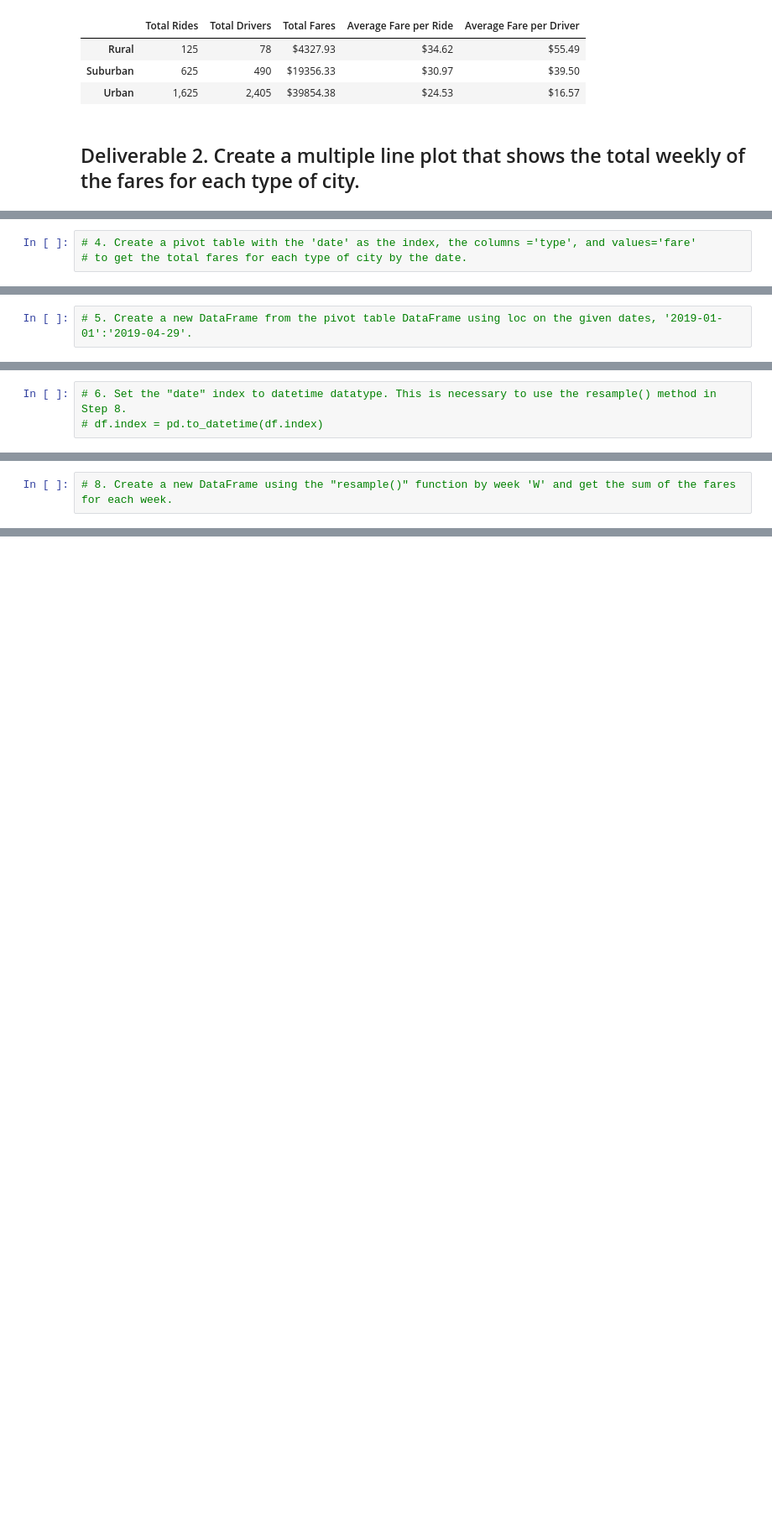
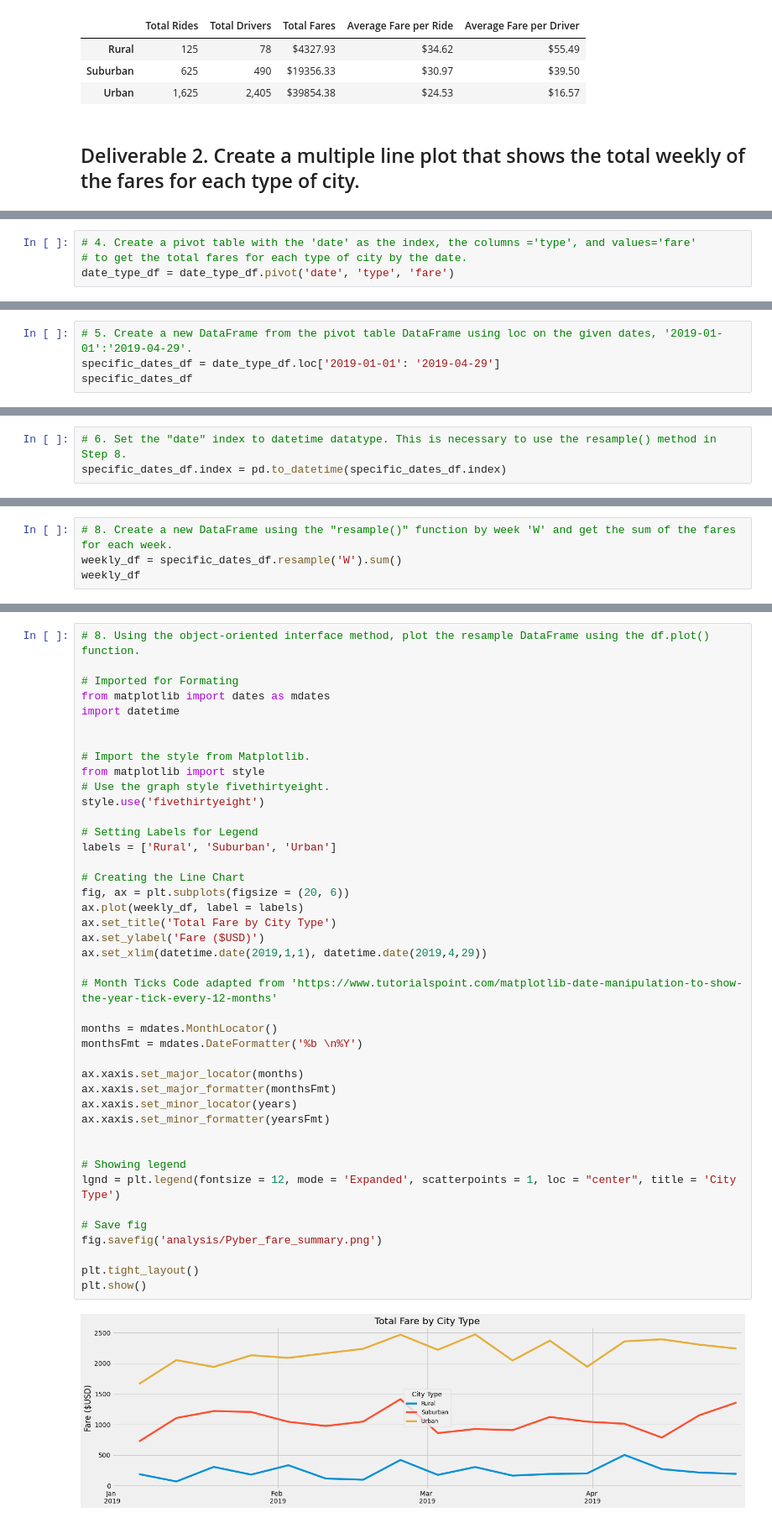
Before and after one commit to msshahid21/PyBer_Analysis, a Jupyter notebook: PyBer_Challenge.ipynb, the cells around one changed output, grey strips where cells are left out. Shown at 84% size. Drawn from its saved outputs; the diff is of its cells as text; blank space fills up the shorter version.

Commit message:
Complete Deliverable 2 and add Total Fare chart

```diff
--- a/PyBer_Challenge.ipynb
+++ b/PyBer_Challenge.ipynb
@@ -131,3 +155,4 @@ pyber_summary_df
 # %%
 # 4. Create a pivot table with the 'date' as the index, the columns ='type', and values='fare'
 # to get the total fares for each type of city by the date.
+date_type_df = date_type_df.pivot('date', 'type', 'fare')
@@ -134,2 +175,4 @@ pyber_summary_df
 # %%
 # 5. Create a new DataFrame from the pivot table DataFrame using loc on the given dates, '2019-01-01':'2019-04-29'.
+specific_dates_df = date_type_df.loc['2019-01-01': '2019-04-29']
+specific_dates_df
@@ -136,3 +194,3 @@ pyber_summary_df
 # %%
 # 6. Set the "date" index to datetime datatype. This is necessary to use the resample() method in Step 8.
-# df.index = pd.to_datetime(df.index)
+specific_dates_df.index = pd.to_datetime(specific_dates_df.index)
@@ -141,2 +229,4 @@ pyber_summary_df
 # %%
 # 8. Create a new DataFrame using the "resample()" function by week 'W' and get the sum of the fares for each week.
+weekly_df = specific_dates_df.resample('W').sum()
+weekly_df
@@ -149,0 +253,44 @@ style.use('fivethirtyeight')
+# %%
+# 8. Using the object-oriented interface method, plot the resample DataFrame using the df.plot() function.
+
+# Imported for Formating
+from matplotlib import dates as mdates
+import datetime
+
+
+# Import the style from Matplotlib.
+from matplotlib import style
+# Use the graph style fivethirtyeight.
+style.use('fivethirtyeight')
+
+# Setting Labels for Legend
+labels = ['Rural', 'Suburban', 'Urban']
+
+# Creating the Line Chart
+fig, ax = plt.subplots(figsize = (20, 6))
+ax.plot(weekly_df, label = labels)
+ax.set_title('Total Fare by City Type')
+ax.set_ylabel('Fare ($USD)')
+ax.set_xlim(datetime.date(2019,1,1), datetime.date(2019,4,29))
+
+# Month Ticks Code adapted from 'https://www.tutorialspoint.com/matplotlib-date-manipulation-to-show-the-year-tick-every-12-months'
+
+months = mdates.MonthLocator()
+monthsFmt = mdates.DateFormatter('%b \n%Y')
+
+ax.xaxis.set_major_locator(months)
+ax.xaxis.set_major_formatter(monthsFmt)
+ax.xaxis.set_minor_locator(years)
+ax.xaxis.set_minor_formatter(yearsFmt)
+
+
+# Showing legend
+lgnd = plt.legend(fontsize = 12, mode = 'Expanded', scatterpoints = 1, loc = "center", title = 'City Type')
+
+# Save fig
+fig.savefig('analysis/Pyber_fare_summary.png')
+
+plt.tight_layout()
+plt.show()
+# %% [output]
+[figure, added]
```
Also changed, not shown: parts of 9 cells of this notebook, 3 other files.
